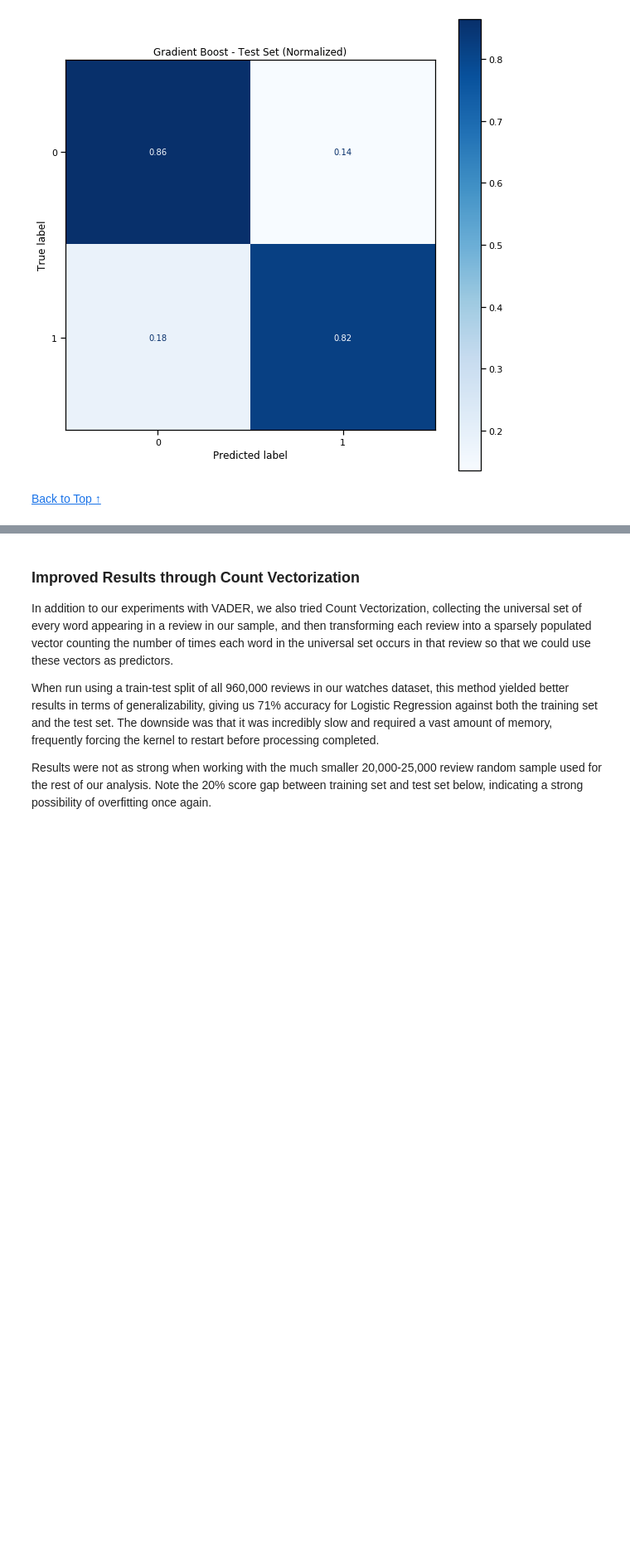
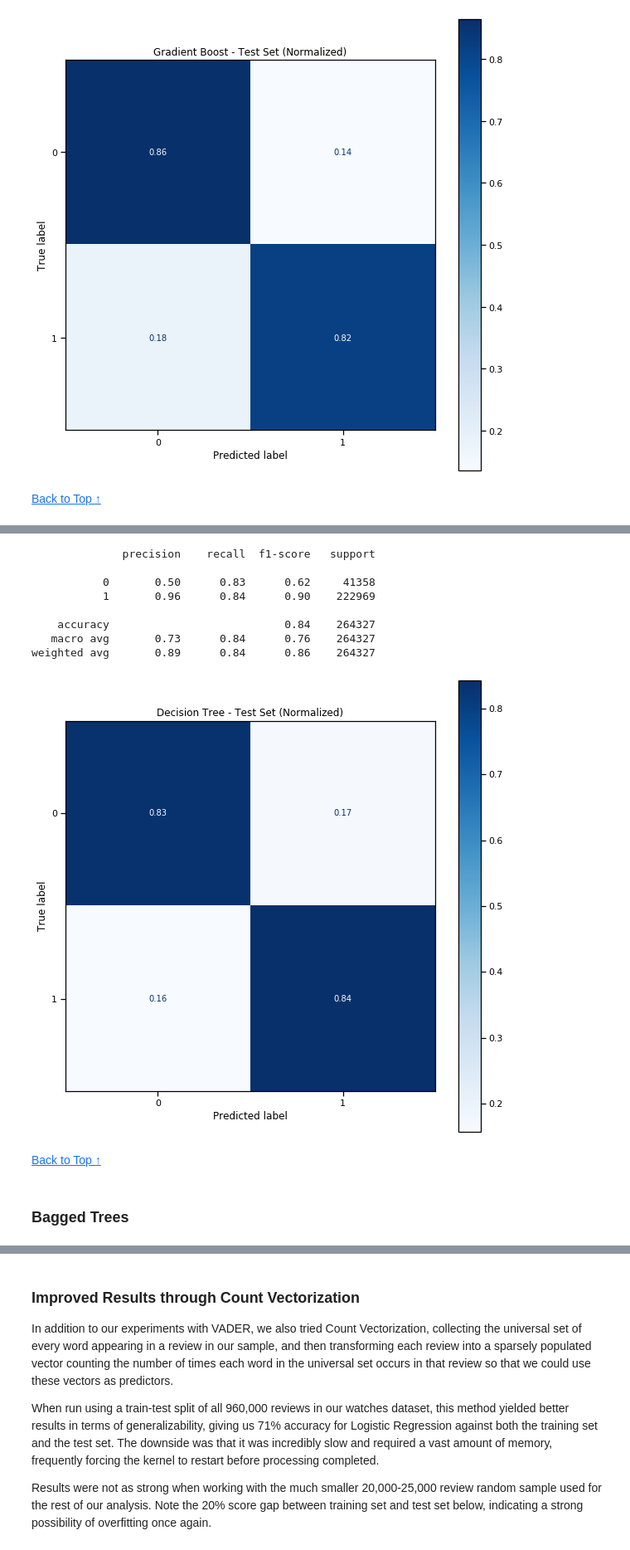
Before and after one commit to muoyo/amazon-nlp, a Jupyter notebook: notebooks/amazon.ipynb, the cells around one changed output, grey strips where cells are left out. Shown at 83% size. Drawn from its saved outputs; the diff is of its cells as text; code cells hidden in the pictures; blank space fills up the shorter version.

```diff
--- a/notebooks/amazon.ipynb
+++ b/notebooks/amazon.ipynb
@@ -903,0 +709,21 @@ weighted avg       0.89      0.82      0.84    220272
+# %%
+pred_dt_test_spacy = clf_dt_spacy.predict(X_test_spacy)
+print(classification_report(y_test_spacy, pred_dt_test_spacy))
+show_confusion_matrix(clf_dt_spacy, X_test_spacy, y_test_spacy, title='Decision Tree - Test Set (Normalized)');
+# %% [output]
+              precision    recall  f1-score   support
+
+           0       0.50      0.83      0.62     41358
+           1       0.96      0.84      0.90    222969
+
+    accuracy                           0.84    264327
+   macro avg       0.73      0.84      0.76    264327
+weighted avg       0.89      0.84      0.86    264327
+[figure, added]
+# %% [markdown]
+
+
+[Back to Top ↑](#top)
+# %% [markdown]
+<a id='#baggedtrees'></a>
+### Bagged Trees
```
Also changed, not shown: parts of 79 cells of this notebook.
